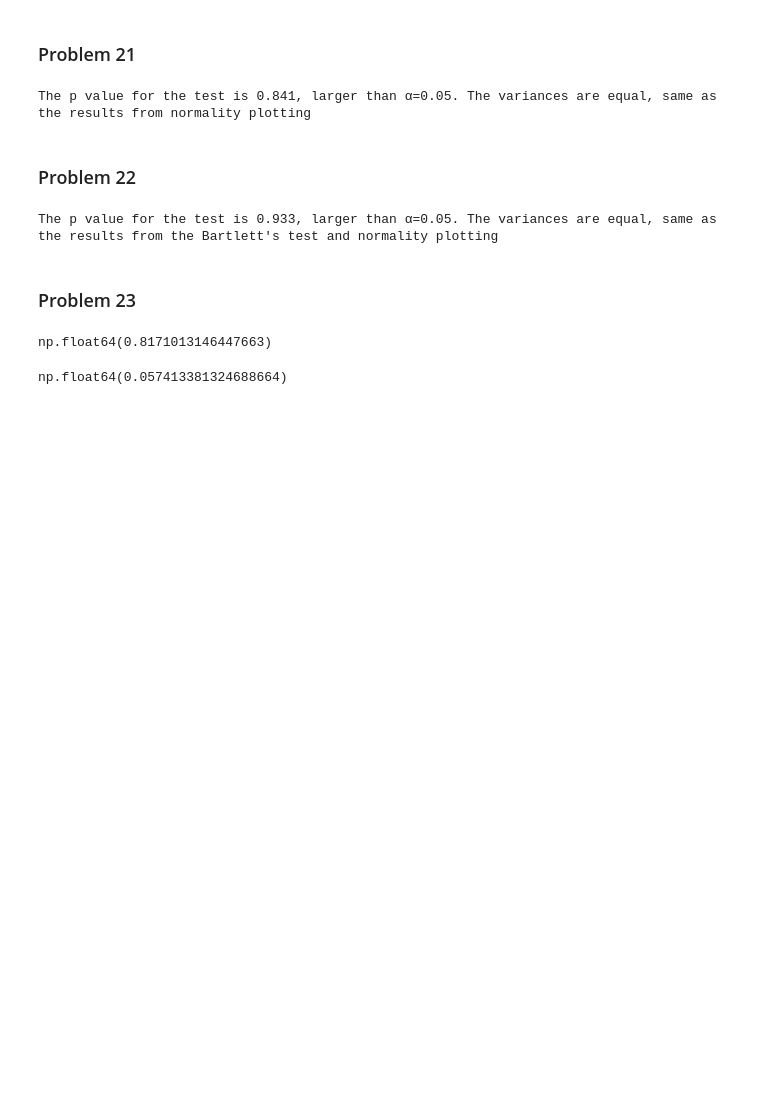
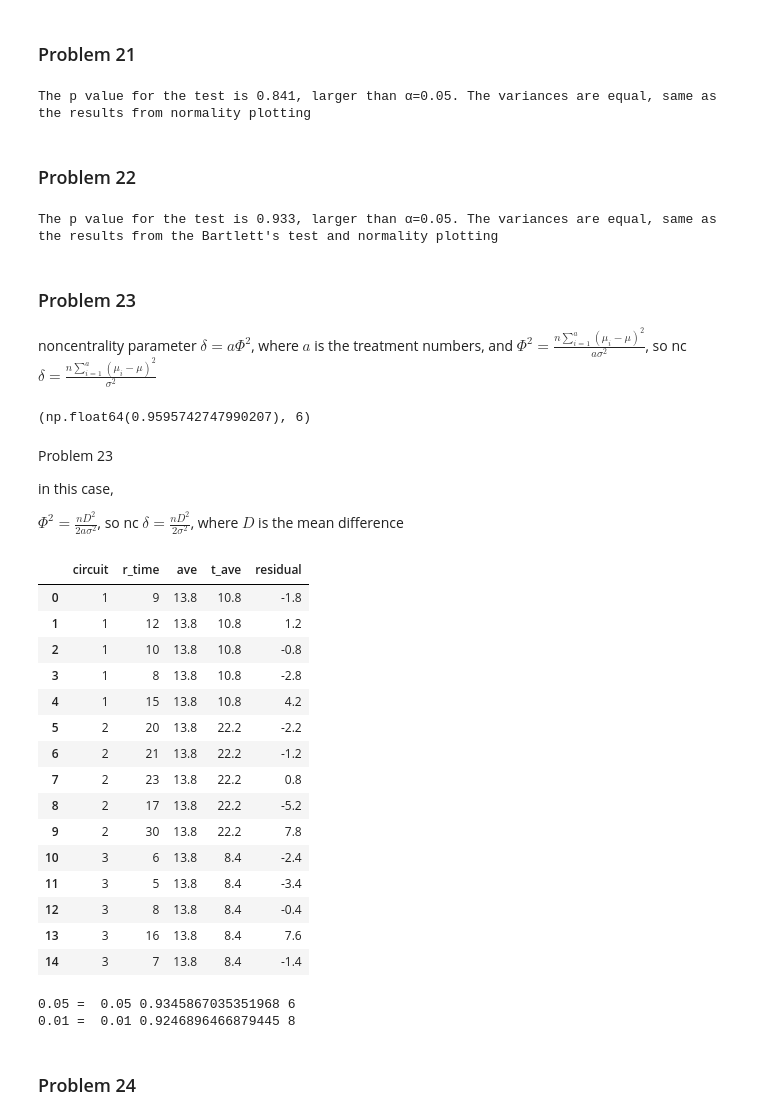
Before and after one commit to Peiguang2024/design-of-experiment, a Jupyter notebook: Montgomery/chapter3.ipynb, the cells around one changed output. Cells and saved outputs as stored; diff of their text form; code cells hidden in the pictures; blank space fills up the shorter version.

```diff
--- a/Montgomery/chapter3.ipynb
+++ b/Montgomery/chapter3.ipynb
@@ -1393,3 +1393,5 @@ print(f'The p value for the test is 0.933, larger than {alpha}=0.05. The varianc
 The p value for the test is 0.933, larger than α=0.05. The variances are equal, same as the results from the Bartlett's test and normality plotting
 # %% [markdown]
 ### Problem 23
+
+noncentrality parameter $\delta = a \Phi^2$, where $a$ is the treatment numbers, and $\Phi^2 = \frac{n\sum_{i=1}^a(\mu_i - \mu)^2}{a \sigma^2}$, so nc $\delta = \frac{n\sum_{i=1}^a(\mu_i - \mu)^2}{\sigma^2}$
@@ -1396,8 +1400,66 @@ The p value for the test is 0.933, larger than α=0.05. The variances are equal,
 # %%
-stats.ncf.sf(4, dfn=4, dfd=15, nc=5*4.44)
+# alpha = 0.01, find the critial statistic F from the central F-distribution
+
+power_e11 = 0
+n_e11 = 1
+
+while power_e11 < 0.9:
+    n_e11 += 1
+    nc = n_e11 * ave_e11.var(ddof=0) * 5 / 9
+    f = stats.f.isf(0.01, dfn=5-1, dfd = 5*(n_e11-1))
+    power_e11 = stats.ncf.sf(stats.f.isf(0.01, dfn=4,dfd=5*(n_e11 - 1)), dfn=4, dfd= 5*(n_e11 - 1), nc=nc)
+
+power_e11, n_e11
 # %% [output]
-np.float64(0.8171013146447663)
+(np.float64(0.9595742747990207), 6)
-# %%
-stats.ncf.sf(5, dfn=5, dfd=20, nc=np.sqrt(5)*2.36)
-# %% [output]
-np.float64(0.057413381324688664)
+# %% [markdown]
+Problem 23
+
+in this case,
+
+$\Phi^2 = \frac{n D^2}{2 a \sigma^2}$, so nc $\delta = \frac{n D^2}{2 \sigma^2}$, where $D$ is the mean difference
+# %%
+# problem 23
+df_23 = df_10.copy().iloc[:,:-2]
+df_23
+# %% [output]
+|  | circuit | r_time | ave | t_ave | residual |
+| 0 | 1 | 9 | 13.8 | 10.8 | -1.8 |
+| 1 | 1 | 12 | 13.8 | 10.8 | 1.2 |
+| 2 | 1 | 10 | 13.8 | 10.8 | -0.8 |
+| 3 | 1 | 8 | 13.8 | 10.8 | -2.8 |
+| 4 | 1 | 15 | 13.8 | 10.8 | 4.2 |
+| 5 | 2 | 20 | 13.8 | 22.2 | -2.2 |
+| 6 | 2 | 21 | 13.8 | 22.2 | -1.2 |
+| 7 | 2 | 23 | 13.8 | 22.2 | 0.8 |
+| 8 | 2 | 17 | 13.8 | 22.2 | -5.2 |
+| 9 | 2 | 30 | 13.8 | 22.2 | 7.8 |
+| 10 | 3 | 6 | 13.8 | 8.4 | -2.4 |
+| 11 | 3 | 5 | 13.8 | 8.4 | -3.4 |
+| 12 | 3 | 8 | 13.8 | 8.4 | -0.4 |
+| 13 | 3 | 16 | 13.8 | 8.4 | 7.6 |
+| 14 | 3 | 7 | 13.8 | 8.4 | -1.4 |
+# %%
+power_target_23 = 0.9
+d_23 = 10
+
+a_23 = df_23.groupby('circuit').ngroups
+sst_23 = ((df_23['ave'] - df_23['t_ave'])**2).sum()
+sse_23 = (df_23['residual']**2).sum() # degrees of freedom 12
+mse_23 = sse_23 / (df_23.shape[0] - a_23) # an estimate of variance
+
+for alpha in [0.05, 0.01]:
+    n_23 = 1
+    power_23 = 0
+    while power_23 < power_target_23:
+        n_23 += 1
+        nc = n_23 * d_23**2 / 2 / mse_23
+        f = stats.f.isf(alpha, dfn=a_23 - 1, dfd = a_23*(n_23-1)) # calcualte the critical f statistc from central f distribution
+        power_23 = stats.ncf.sf(f, dfn=a_23 - 1, dfd = a_23*(n_23-1), nc=nc)
+
+    print(f'{alpha} = ', alpha, power_23, n_23)
+# %% [output]
+0.05 =  0.05 0.9345867035351968 6
+0.01 =  0.01 0.9246896466879445 8
+# %% [markdown]
+### Problem 24
```
Also changed, not shown: parts of 6 cells of this notebook.
